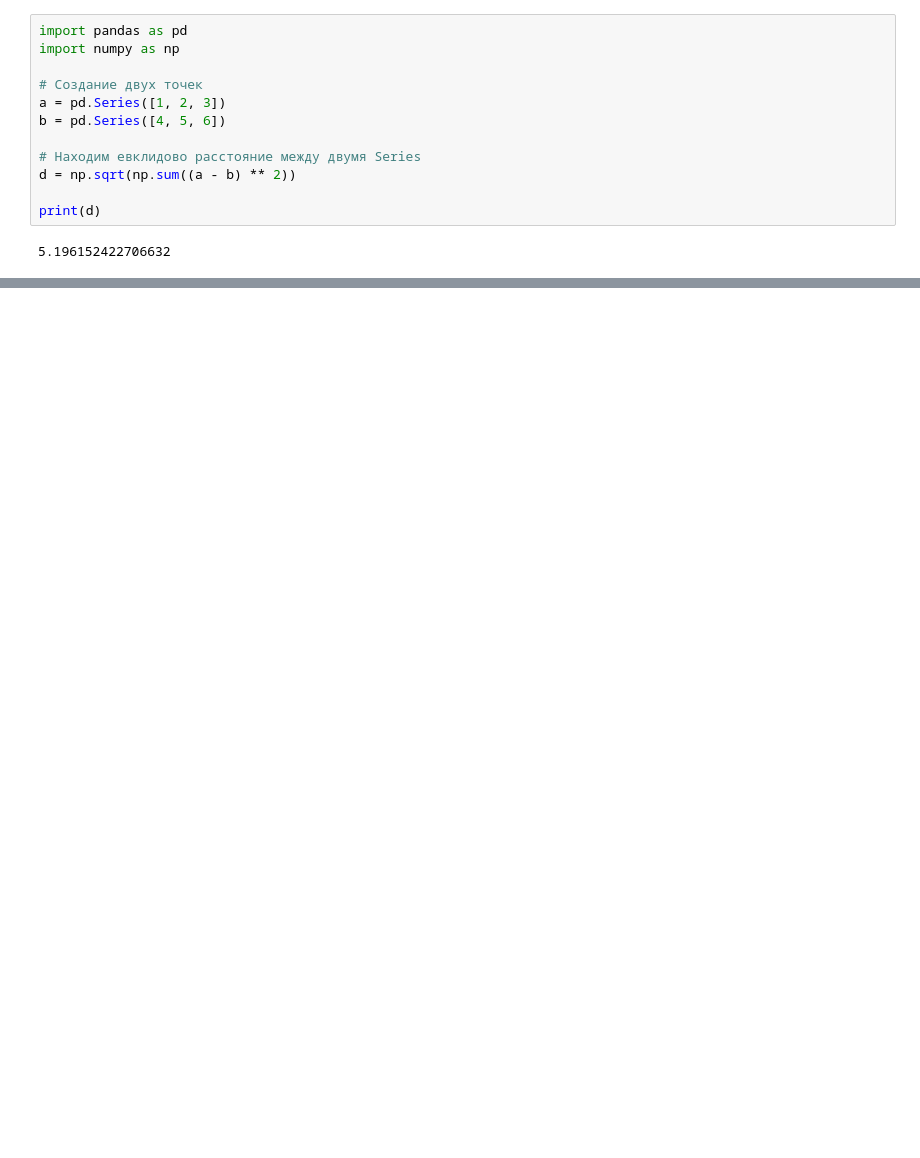
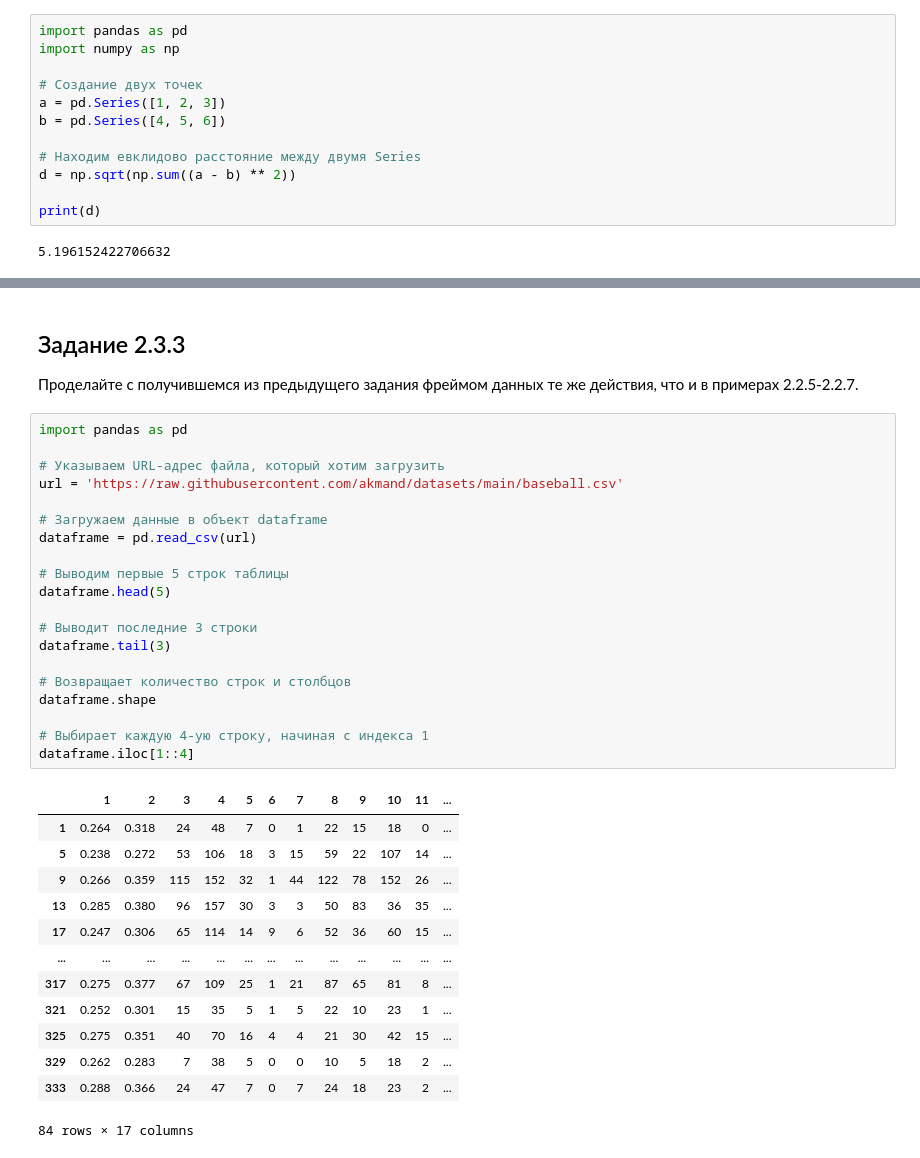
Before and after one commit to Marenau/Artificial-intelligence, a Jupyter notebook: Рабочая тетрадь 2.ipynb, the cells around one changed output, grey strips where cells are left out. Saved outputs shown, nothing was run; the diff lists cells and outputs as text; blank space fills up the shorter version.

```diff
--- a/Рабочая тетрадь 2.ipynb
+++ b/Рабочая тетрадь 2.ipynb
@@ -174,0 +191,38 @@ print(d)
+# %% [markdown]
+## Задание 2.3.3
+
+Проделайте с получившемся из предыдущего задания фреймом данных те же действия, что и в примерах 2.2.5-2.2.7.
+# %%
+import pandas as pd
+
+# Указываем URL-адрес файла, который хотим загрузить
+url = 'https://raw.githubusercontent.com/akmand/datasets/main/baseball.csv'
+
+# Загружаем данные в объект dataframe
+dataframe = pd.read_csv(url)
+
+# Выводим первые 5 строк таблицы
+dataframe.head(5)
+
+# Выводит последние 3 строки
+dataframe.tail(3)
+
+# Возвращает количество строк и столбцов
+dataframe.shape
+
+# Выбирает каждую 4-ую строку, начиная с индекса 1
+dataframe.iloc[1::4]
+# %% [output]
+|  | 1 | 2 | 3 | 4 | 5 | 6 | 7 | 8 | 9 | 10 | 11 | ... |
+| 1 | 0.264 | 0.318 | 24 | 48 | 7 | 0 | 1 | 22 | 15 | 18 | 0 | ... |
+| 5 | 0.238 | 0.272 | 53 | 106 | 18 | 3 | 15 | 59 | 22 | 107 | 14 | ... |
+| 9 | 0.266 | 0.359 | 115 | 152 | 32 | 1 | 44 | 122 | 78 | 152 | 26 | ... |
+| 13 | 0.285 | 0.380 | 96 | 157 | 30 | 3 | 3 | 50 | 83 | 36 | 35 | ... |
+| 17 | 0.247 | 0.306 | 65 | 114 | 14 | 9 | 6 | 52 | 36 | 60 | 15 | ... |
+| ... | ... | ... | ... | ... | ... | ... | ... | ... | ... | ... | ... | ... |
+| 317 | 0.275 | 0.377 | 67 | 109 | 25 | 1 | 21 | 87 | 65 | 81 | 8 | ... |
+| 321 | 0.252 | 0.301 | 15 | 35 | 5 | 1 | 5 | 22 | 10 | 23 | 1 | ... |
+| 325 | 0.275 | 0.351 | 40 | 70 | 16 | 4 | 4 | 21 | 30 | 42 | 15 | ... |
+| 329 | 0.262 | 0.283 | 7 | 38 | 5 | 0 | 0 | 10 | 5 | 18 | 2 | ... |
+| 333 | 0.288 | 0.366 | 24 | 47 | 7 | 0 | 7 | 24 | 18 | 23 | 2 | ... |
+84 rows × 17 columns
```
Also changed, not shown: parts of 8 cells of this notebook, 1 other file.
